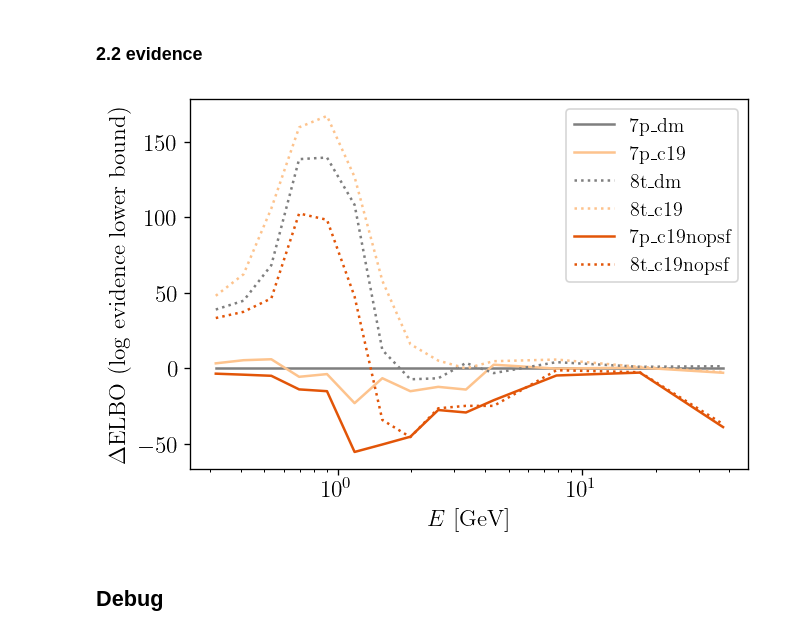
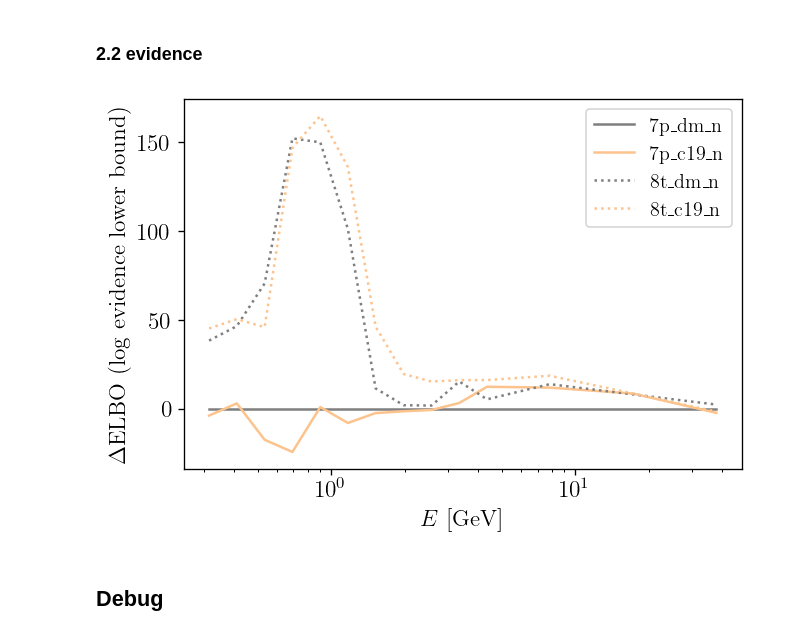
Before and after one commit to yitiansun/gce-prob-prog, a Jupyter notebook: notebooks/3_fit_gcepy.ipynb, the cells around one changed output. Drawn from its saved outputs; the diff is of its cells as text; code cells hidden in the pictures.

Commit message:
gcepy run with nuclear bulge templates

```diff
--- a/notebooks/3_fit_gcepy.ipynb
+++ b/notebooks/3_fit_gcepy.ipynb
@@ -164,7 +153,7 @@ ebin_centers = (ebin_edges[1:] + ebin_edges[:-1]) / 2
 # %%
 ie_tot = 14
 samples_dict = {
-    str(ie) : pickle.load(open(f'{output_dir}/8t_dm/ie{ie}_samples.p', 'rb'))
+    str(ie) : pickle.load(open(f'{output_dir}/7p_c19_n/ie{ie}_samples.p', 'rb'))
     for ie in range(ie_tot)
 }
 colors_dict = {
@@ -172,7 +161,7 @@ colors_dict = {
     for ie in range(ie_tot)
 }
 plot_var_names = [
-    'S_bub', 'S_gce', 'S_ics', 'S_iso', 'S_pib',
+    'S_bub', 'S_gce', 'S_ics', 'S_iso', 'S_pib', 'S_nsd', 'S_nsc',
 ]
 multi_corner(
     samples_dict, plot_var_names,
@@ -181,38 +170,56 @@ multi_corner(
 # %% [markdown]
 ### 2.2 evidence
 # %%
-run_names = ['7p_dm', '7p_c19', '8t_dm', '8t_c19', '7p_c19nopsf', '8t_c19nopsf']
+#run_names = ['7p_dm', '7p_c19', '8t_dm', '8t_c19', '7p_c19nopsf', '8t_c19nopsf']
+run_names = ['7p_dm_n', '7p_c19_n', '8t_dm_n', '8t_c19_n',]
+recalculate_elbo = False
 
-elbo_dict = {
-    run_name : - np.array([
-        pickle.load(open(f'{output_dir}/{run_name}/ie{ie}_fitinfo.p', 'rb'))[1]
-        for ie in range(14)
-    ])
-    for run_name in run_names
-}
+elbo_dict = {}
+for run_name in run_names:
+    neg_elbo_list = []
+    for ie in tqdm(range(14)):
+
+        if recalculate_elbo:
+            svi_result = pickle.load(open(f'{output_dir}/{run_name}/ie{ie}_fitinfo.p', 'rb'))[0]
+            trace_elbo = Trace_ELBO(num_particles=5000)
+            elbo_loss = trace_elbo.loss(
+                jax.random.PRNGKey(4242),
+                svi_results.params,
+                ebinmodel.model,
+                ebinmodel.guide,
+                ebin=ie,
+                error_mode='none',
+            )
+        else:
+            elbo_loss = pickle.load(open(f'{output_dir}/{run_name}/ie{ie}_fitinfo.p', 'rb'))[1]
+
+        neg_elbo_list.append(elbo_loss)
+
+    elbo_dict[run_name] = - np.array(neg_elbo_list)
 # %%
 color_dict = {
     'dm' : mpl.colormaps['binary'](0.5),
     'c19' : mpl.colormaps['Oranges'](0.3),
     'c19nopsf' : mpl.colormaps['Oranges'](0.7),
 }
 linestyle_dict = {
     '7p' : '-',
     '8t' : ':',
 }
-base = elbo_dict['7p_dm']
+base = elbo_dict['7p_dm_n']
 
 fig, ax = plt.subplots()
 
 for i, run_name in enumerate(run_names):
     color = color_dict[run_name.split('_')[1]]
     linestyle = linestyle_dict[run_name.split('_')[0]]
     ax.plot(ebin_centers, elbo_dict[run_name]-base, color=color, label=run_name, linestyle=linestyle)
 ax.set(xscale='log')
 ax.set(xlabel='$E$ [GeV]', ylabel='$\Delta$ELBO (log evidence lower bound)')
-ax.legend(fontsize=12);
+ax.legend(fontsize=12)
+plt.savefig("../output/gcepy_elbos_n.pdf")
 # %% [output]
-[figure, old version]
+[figure, new version]
 # %%
 samples_dict = {
     'noerr' : pickle.load(open(f'{output_dir}/compare_gcepy/gcepy_svi_full.p', 'rb'))[0],
```
Also changed, not shown: parts of 9 cells of this notebook, 5 other files.
